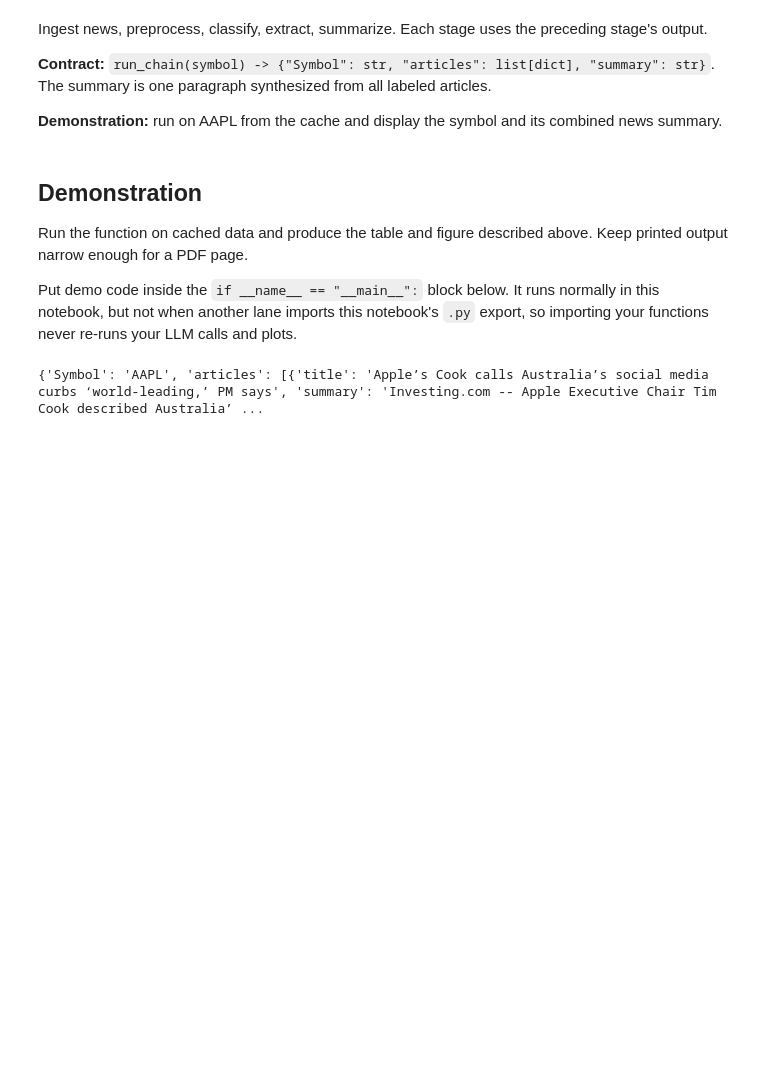
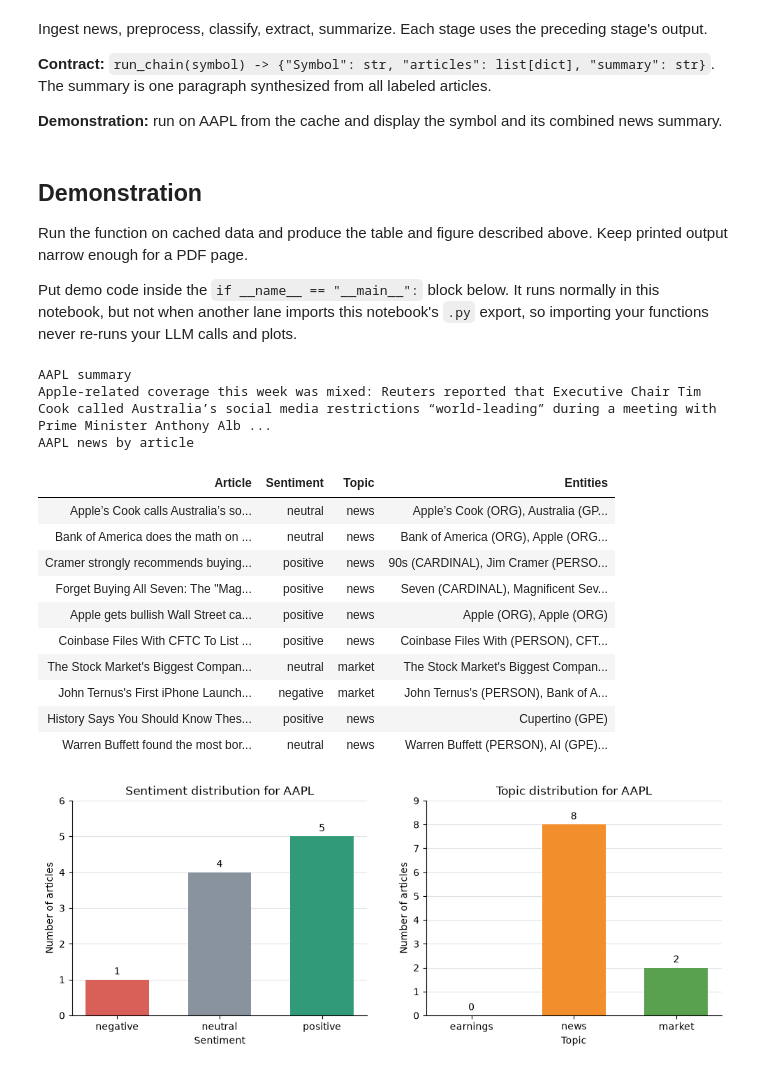
Before and after one commit to nazeshinjite/not-financial-advice, a Jupyter notebook: dev/chain.ipynb, the cells around one changed output. Saved outputs shown, nothing was run; the diff lists cells and outputs as text; code cells hidden in the pictures; blank space fills up the shorter version.

```diff
--- a/dev/chain.ipynb
+++ b/dev/chain.ipynb
@@ -164,10 +285,21 @@ Run the function on cached data and produce the table and figure described above
 Put demo code inside the `if __name__ == "__main__":` block below. It runs normally in this notebook, but not when another lane imports this notebook's `.py` export, so importing your functions never re-runs your LLM calls and plots.
 # %%
 if __name__ == "__main__":
-    # demo code goes here, indented under this line
-
-    df=run_chain("AAPL")
-    print(df)
-    pass
+    result = run_chain("AAPL")
+    visualize(result)
 # %% [output]
-{'Symbol': 'AAPL', 'articles': [{'title': 'Apple’s Cook calls Australia’s social media curbs ‘world-leading,’ PM says', 'summary': 'Investing.com -- Apple Executive Chair Tim Cook described Australia’ ...
+AAPL summary
+Apple-related coverage this week was mixed: Reuters reported that Executive Chair Tim Cook called Australia’s social media restrictions “world-leading” during a meeting with Prime Minister Anthony Alb ...
+AAPL news by article
+| Article | Sentiment | Topic | Entities |
+| Apple’s Cook calls Australia’s so... | neutral | news | Apple’s Cook (ORG), Australia (GP... |
+| Bank of America does the math on ... | neutral | news | Bank of America (ORG), Apple (ORG... |
+| Cramer strongly recommends buying... | positive | news | 90s (CARDINAL), Jim Cramer (PERSO... |
+| Forget Buying All Seven: The "Mag... | positive | news | Seven (CARDINAL), Magnificent Sev... |
+| Apple gets bullish Wall Street ca... | positive | news | Apple (ORG), Apple (ORG) |
+| Coinbase Files With CFTC To List ... | positive | news | Coinbase Files With (PERSON), CFT... |
+| The Stock Market's Biggest Compan... | neutral | market | The Stock Market's Biggest Compan... |
+| John Ternus's First iPhone Launch... | negative | market | John Ternus's (PERSON), Bank of A... |
+| History Says You Should Know Thes... | positive | news | Cupertino (GPE) |
+| Warren Buffett found the most bor... | neutral | news | Warren Buffett (PERSON), AI (GPE)... |
+[figure, added]
```
Also changed, not shown: parts of 1 cell of this notebook.
